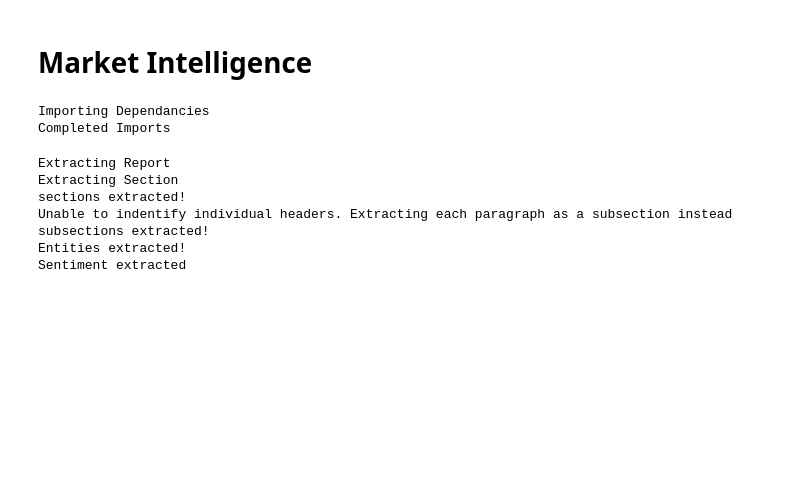
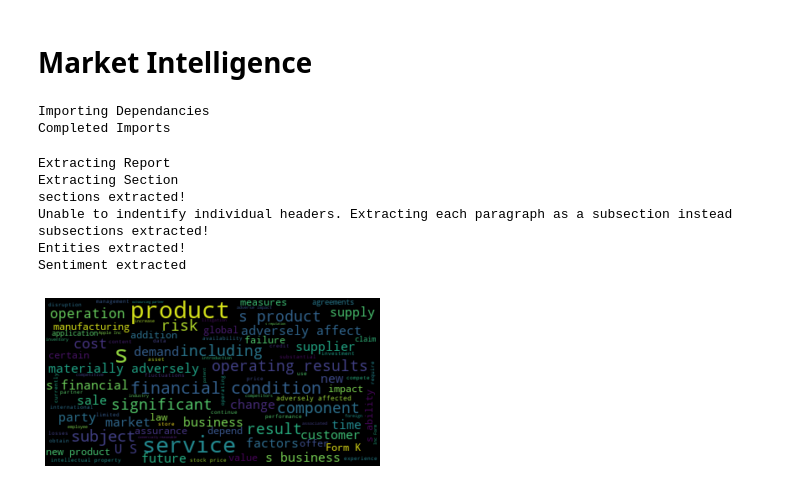
Before and after one commit to samuelabhishek/Form10kAnalyzer, a Jupyter notebook: Quickstart_Notebook.ipynb, the cells around one changed output. Drawn from its saved outputs; the diff is of its cells as text; code cells hidden in the pictures; blank space fills up the shorter version.

Commit message:
Added Basic WordCloud

```diff
--- a/Quickstart_Notebook.ipynb
+++ b/Quickstart_Notebook.ipynb
@@ -26,3 +26,14 @@ columns = ['Risk Factor', 'Sentiment - Polarity', 'Sentimeny - Subjectivity'])
 # %%
 entities_label_df = pd.DataFrame(zip(myformanalysis.entities_text_,myformanalysis.entities_label_), columns=['Entity','Label'])
 entities_label_count_df = pd.DataFrame(entities_label_df.value_counts(), columns=['# of Occurances']).reset_index()
+# %%
+from wordcloud import WordCloud
+import matplotlib.pyplot as plt
+
+wordcloud = WordCloud(max_font_size=30, stopwords = myformanalysis.entities_text_ + list(myform.nlp.Defaults.stop_words)).generate_from_text(myform.text_section_)
+plt.figure()
+plt.imshow(wordcloud, interpolation="bilinear")
+plt.axis("off")
+plt.show()
+# %% [output]
+[figure, added]
```
Also changed, not shown: 1 other file.
